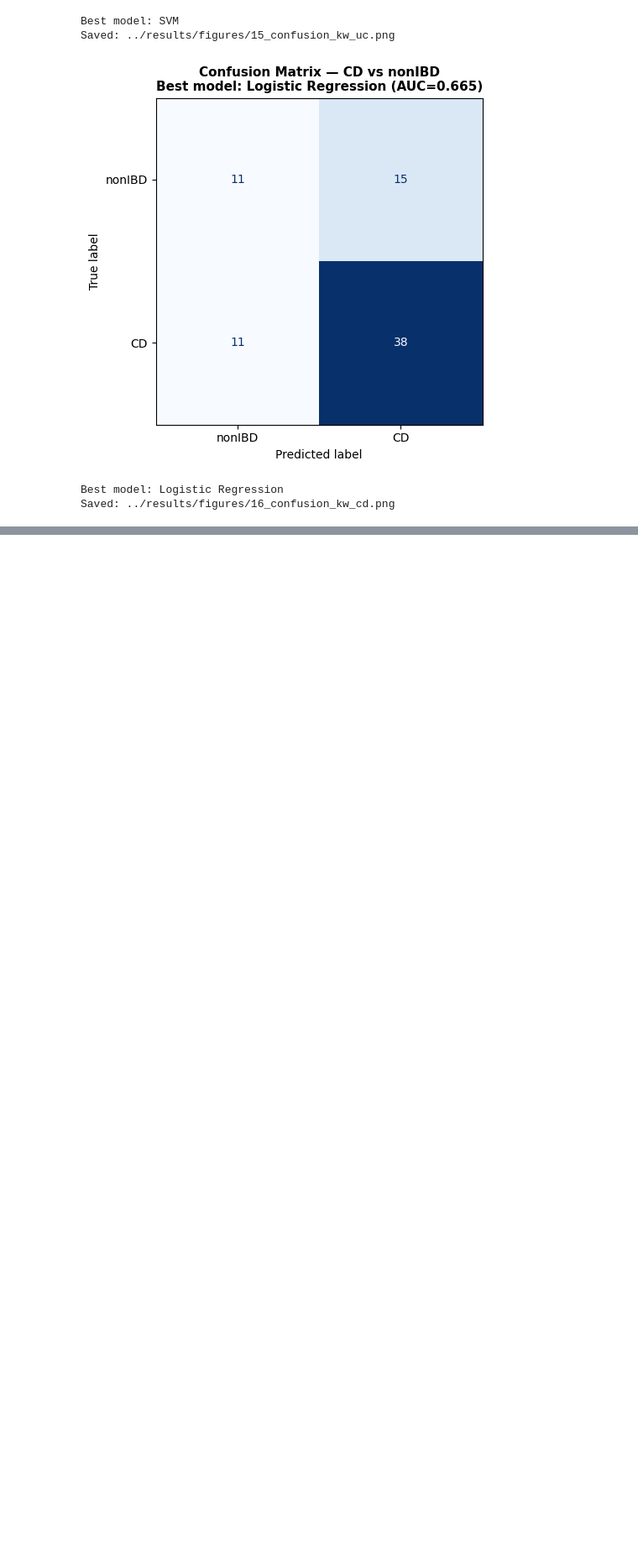
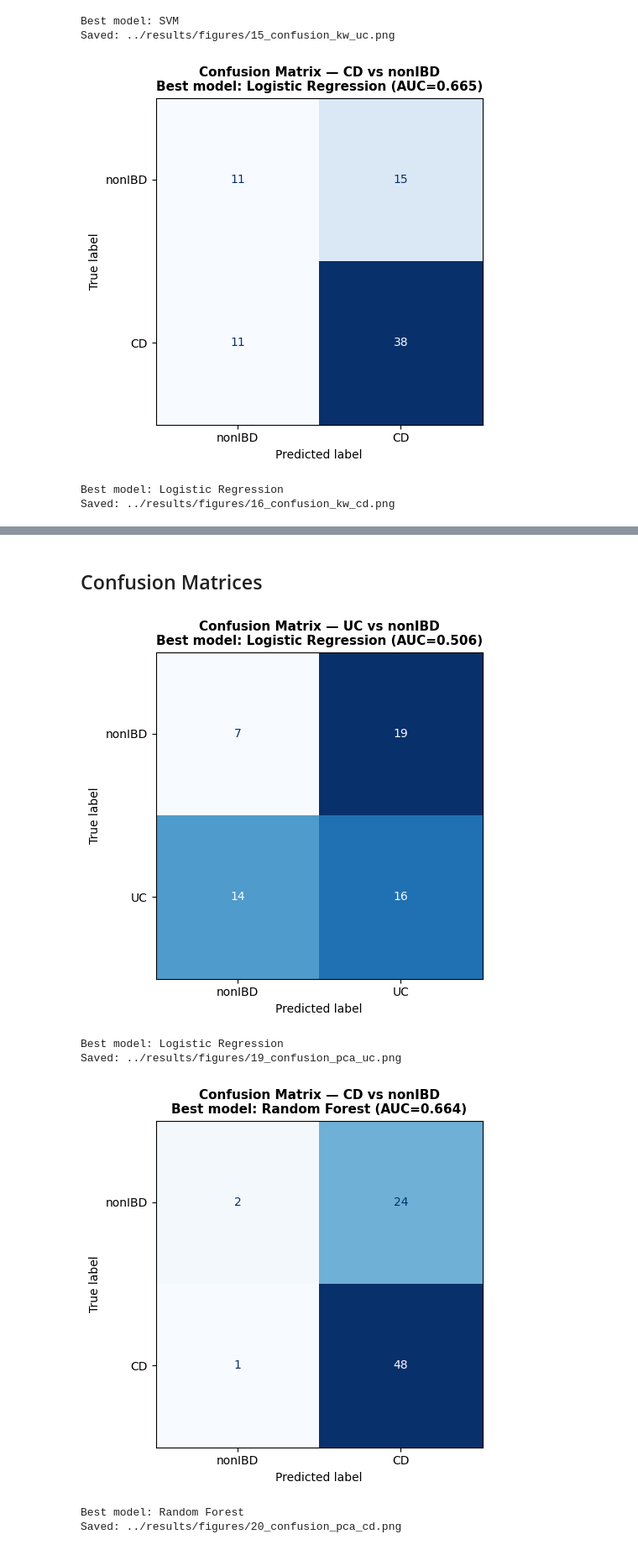
Before and after one commit to jimkam24/BioMedProject, a Jupyter notebook: notebooks/05_ml.ipynb, the cells around one changed output, grey strips where cells are left out. Shown at 84% size. Drawn from its saved outputs; the diff is of its cells as text; code cells hidden in the pictures; blank space fills up the shorter version.

```diff
--- a/notebooks/05_ml.ipynb
+++ b/notebooks/05_ml.ipynb
@@ -461,0 +650,17 @@ Saved: ../results/figures/16_confusion_kw_cd.png
+# %% [markdown]
+## Confusion Matrices
+# %%
+plot_confusion_matrix(results_uc_pca, "UC vs nonIBD",
+                      class_names=["nonIBD", "UC"],
+                      save_path="../results/figures/19_confusion_pca_uc.png")
+
+plot_confusion_matrix(results_cd_pca, "CD vs nonIBD",
+                      class_names=["nonIBD", "CD"],
+                      save_path="../results/figures/20_confusion_pca_cd.png")
+# %% [output]
+[figure, added]
+Best model: Logistic Regression
+Saved: ../results/figures/19_confusion_pca_uc.png
+[figure, added]
+Best model: Random Forest
+Saved: ../results/figures/20_confusion_pca_cd.png
```
Also changed, not shown: parts of 13 cells of this notebook, 8 other files.
